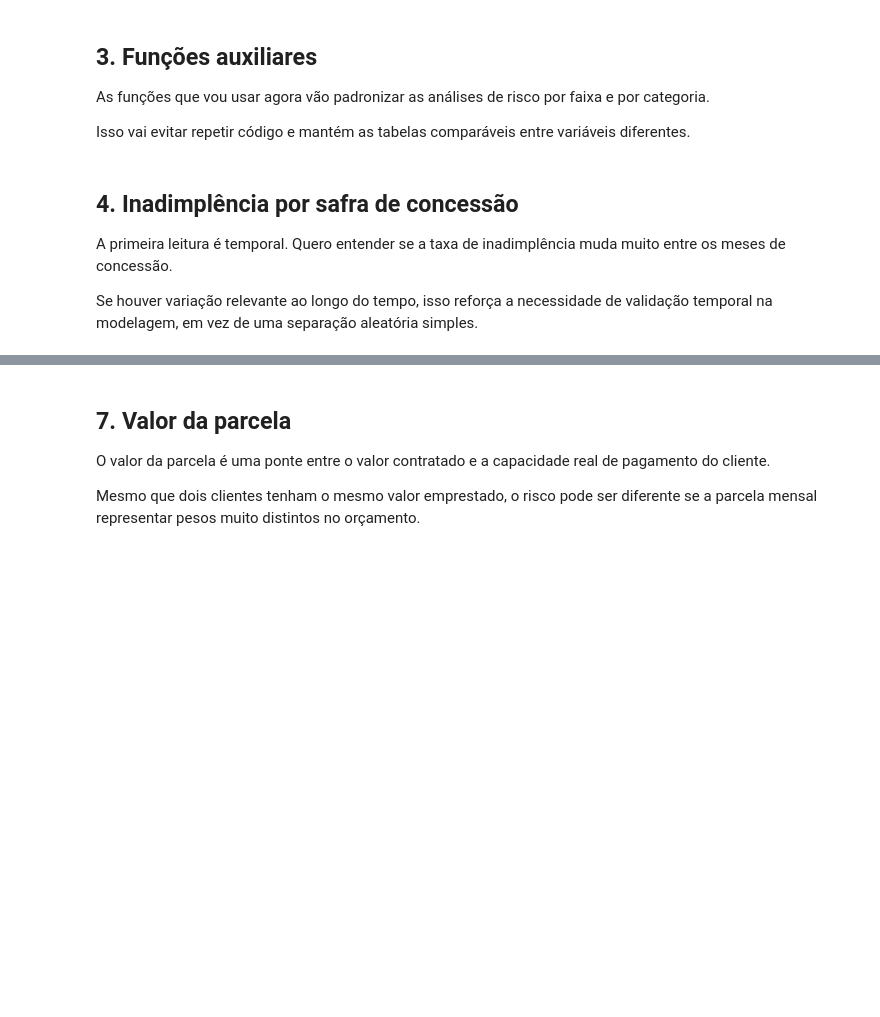
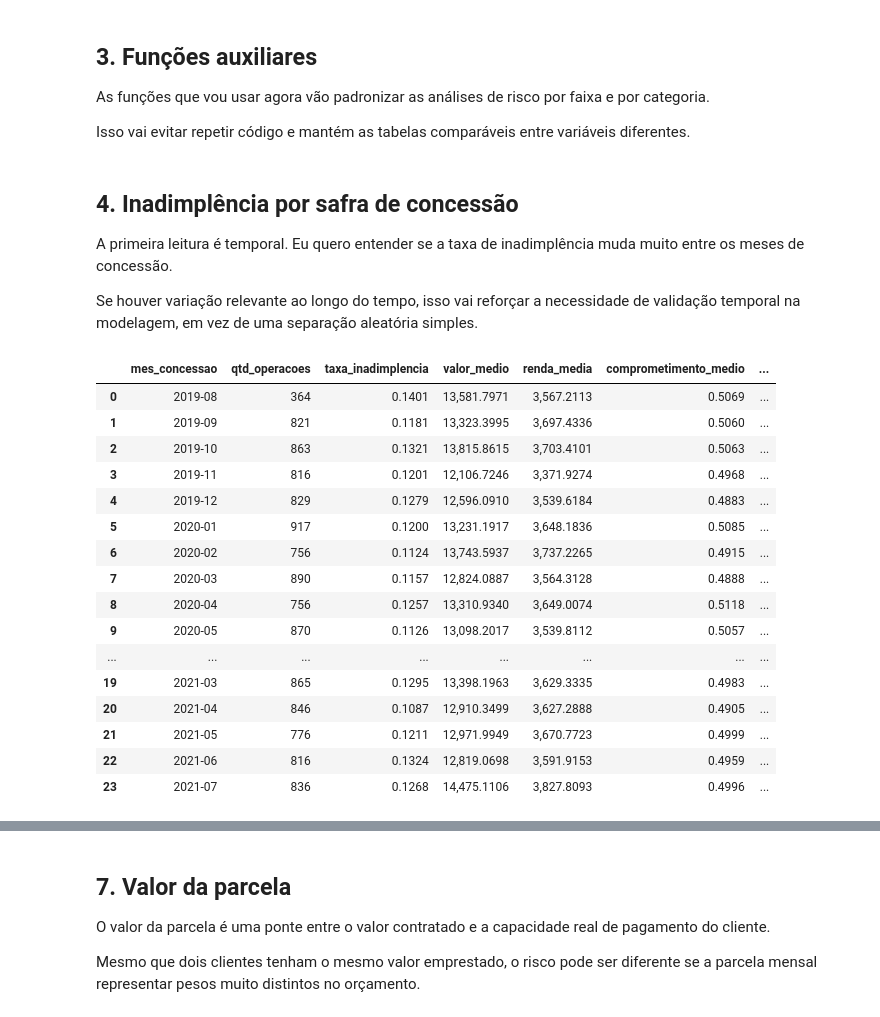
Before and after one commit to ariel-velardo/datascience, a Jupyter notebook: projetos/concessao_credito/notebooks/03_eda_credito.ipynb, the cells around one changed output, grey strips where cells are left out. Drawn from its saved outputs; the diff is of its cells as text; code cells hidden in the pictures; blank space fills up the shorter version.

```diff
--- a/projetos/concessao_credito/notebooks/03_eda_credito.ipynb
+++ b/projetos/concessao_credito/notebooks/03_eda_credito.ipynb
@@ -321,32 +358,60 @@ def plotar_risco_faixa(resumo, coluna_faixa, titulo, subtitulo, nome_arquivo):
 # %% [markdown]
 ## 4. Inadimplência por safra de concessão
 
-A primeira leitura é temporal. Quero entender se a taxa de inadimplência muda muito entre os meses de concessão.
+A primeira leitura é temporal. Eu quero entender se a taxa de inadimplência muda muito entre os meses de concessão.
 
-Se houver variação relevante ao longo do tempo, isso reforça a necessidade de validação temporal na modelagem, em vez de uma separação aleatória simples.
+Se houver variação relevante ao longo do tempo, isso vai reforçar a necessidade de validação temporal na modelagem, em vez de uma separação aleatória simples.
 # %%
+# Eu crio uma variável de safra mensal para acompanhar o risco por mês de concessão.
+# Essa leitura é importante porque modelos de crédito costumam sofrer variação temporal:
+# mudanças de política, cenário econômico ou perfil dos clientes podem alterar a inadimplência.
+
 risco_safra = (
     base
     .assign(
         mes_concessao=base["data_concessao"].dt.to_period("M").astype(str)
     )
     .groupby("mes_concessao", as_index=False)
     .agg(
         qtd_operacoes=("id_operacao", "count"),
         taxa_inadimplencia=(target_col, "mean"),
         valor_medio=("valor_emprestado", "mean"),
         renda_media=("valor_renda", "mean"),
         comprometimento_medio=("comprometimento_renda", "mean"),
     )
 )
 
-risco_safra["taxa_inadimplencia_pct"] = risco_safra["taxa_inadimplencia"] * 100
+# Transformo a taxa para percentual para facilitar leitura no notebook,
+# relatório e apresentação.
+risco_safra["taxa_inadimplencia_pct"] = (
+    risco_safra["taxa_inadimplencia"] * 100
+)
 
 display(risco_safra)
 
+# Salvo a tabela porque ela pode ser usada depois para justificar
+# a estratégia de validação temporal do modelo.
 risco_safra.to_csv(
     TABLES_DIR / "eda_risco_por_safra.csv",
     index=False,
     encoding="utf-8-sig",
 )
+# %% [output]
+|  | mes_concessao | qtd_operacoes | taxa_inadimplencia | valor_medio | renda_media | comprometimento_medio | ... |
+| 0 | 2019-08 | 364 | 0.1401 | 13,581.7971 | 3,567.2113 | 0.5069 | ... |
+| 1 | 2019-09 | 821 | 0.1181 | 13,323.3995 | 3,697.4336 | 0.5060 | ... |
+| 2 | 2019-10 | 863 | 0.1321 | 13,815.8615 | 3,703.4101 | 0.5063 | ... |
+| 3 | 2019-11 | 816 | 0.1201 | 12,106.7246 | 3,371.9274 | 0.4968 | ... |
+| 4 | 2019-12 | 829 | 0.1279 | 12,596.0910 | 3,539.6184 | 0.4883 | ... |
+| 5 | 2020-01 | 917 | 0.1200 | 13,231.1917 | 3,648.1836 | 0.5085 | ... |
+| 6 | 2020-02 | 756 | 0.1124 | 13,743.5937 | 3,737.2265 | 0.4915 | ... |
+| 7 | 2020-03 | 890 | 0.1157 | 12,824.0887 | 3,564.3128 | 0.4888 | ... |
+| 8 | 2020-04 | 756 | 0.1257 | 13,310.9340 | 3,649.0074 | 0.5118 | ... |
+| 9 | 2020-05 | 870 | 0.1126 | 13,098.2017 | 3,539.8112 | 0.5057 | ... |
+| ... | ... | ... | ... | ... | ... | ... | ... |
+| 19 | 2021-03 | 865 | 0.1295 | 13,398.1963 | 3,629.3335 | 0.4983 | ... |
+| 20 | 2021-04 | 846 | 0.1087 | 12,910.3499 | 3,627.2888 | 0.4905 | ... |
+| 21 | 2021-05 | 776 | 0.1211 | 12,971.9949 | 3,670.7723 | 0.4999 | ... |
+| 22 | 2021-06 | 816 | 0.1324 | 12,819.0698 | 3,591.9153 | 0.4959 | ... |
+| 23 | 2021-07 | 836 | 0.1268 | 14,475.1106 | 3,827.8093 | 0.4996 | ... |
 # %%
```
Also changed, not shown: parts of 34 cells of this notebook, 17 other files.
